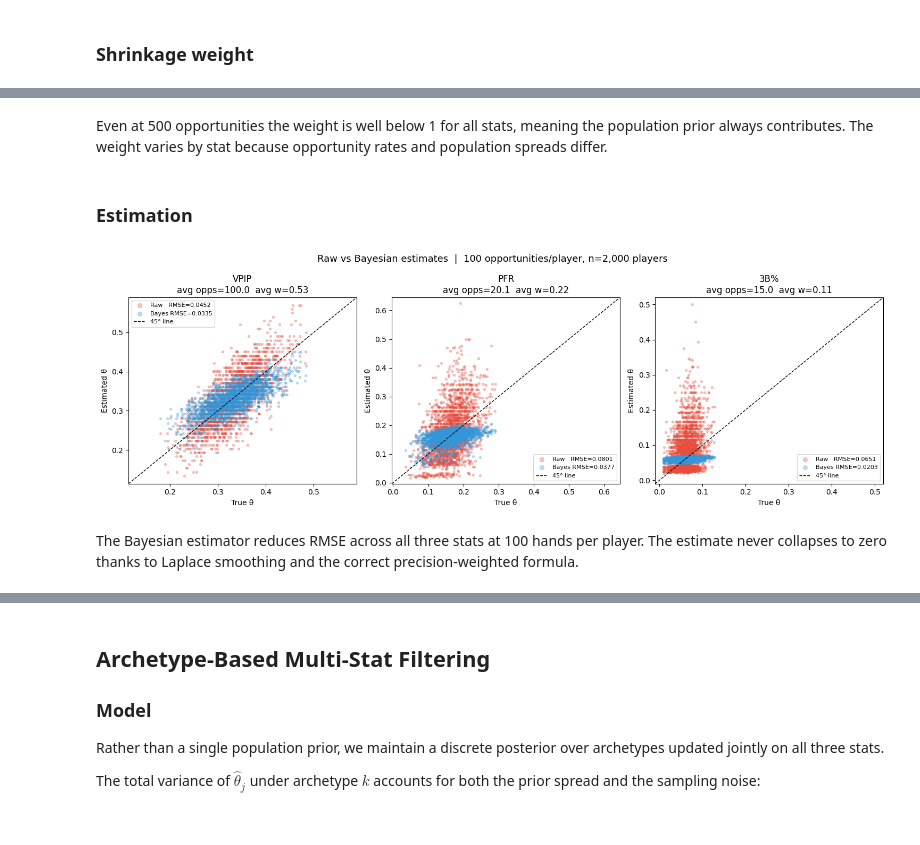
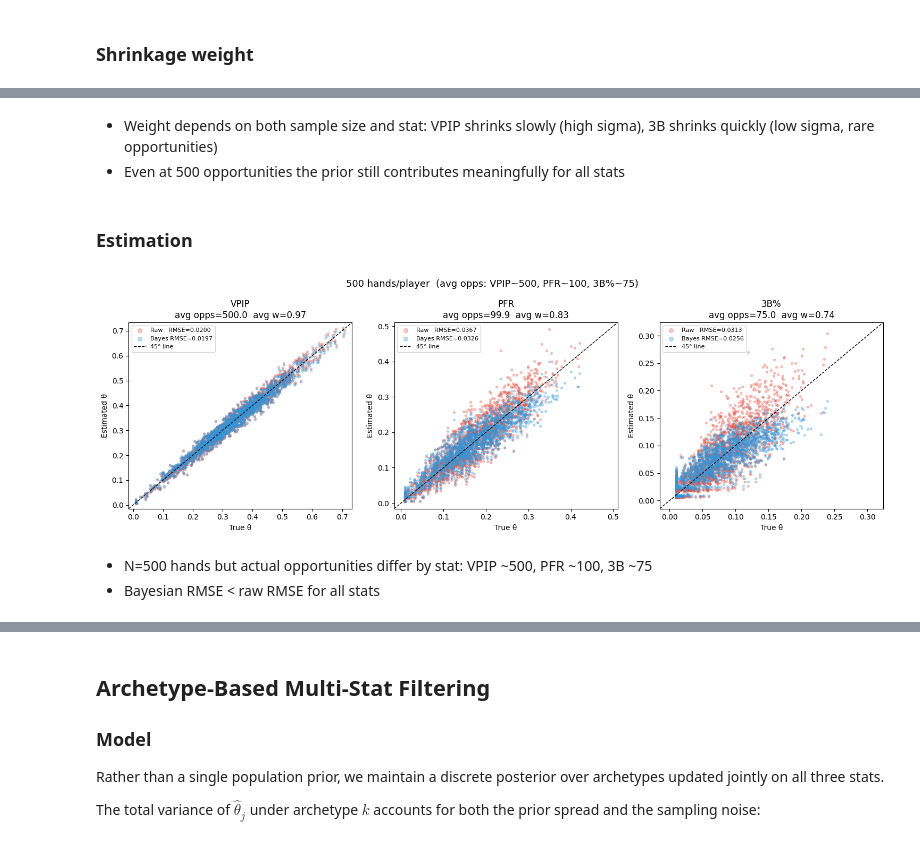
Before and after one commit to jasonzhixinglu/bayesian-hud, a Jupyter notebook: notebooks/bayesian_hud_executed.ipynb, the cells around one changed output, grey strips where cells are left out. Drawn from its saved outputs; the diff is of its cells as text; code cells hidden in the pictures.

```diff
--- a/notebooks/bayesian_hud_executed.ipynb
+++ b/notebooks/bayesian_hud_executed.ipynb
@@ -49,11 +48,13 @@ plt.show()
 # %% [markdown]
-Even at 500 opportunities the weight is well below 1 for all stats, meaning the population prior always contributes. The weight varies by stat because opportunity rates and population spreads differ.
+- Weight depends on both sample size and stat: VPIP shrinks slowly (high sigma), 3B shrinks quickly (low sigma, rare opportunities)
+- Even at 500 opportunities the prior still contributes meaningfully for all stats
 # %% [markdown]
 ### Estimation
 # %%
-fig = plot_estimation_comparison(total_hands=100)
+fig = plot_estimation_comparison(total_hands=500)
 plt.show()
 # %% [output]
-[figure, old version]
+[figure, new version]
 # %% [markdown]
-The Bayesian estimator reduces RMSE across all three stats at 100 hands per player. The estimate never collapses to zero thanks to Laplace smoothing and the correct precision-weighted formula.
+- N=500 hands but actual opportunities differ by stat: VPIP ~500, PFR ~100, 3B ~75
+- Bayesian RMSE < raw RMSE for all stats
```
Also changed, not shown: parts of 31 cells of this notebook.
